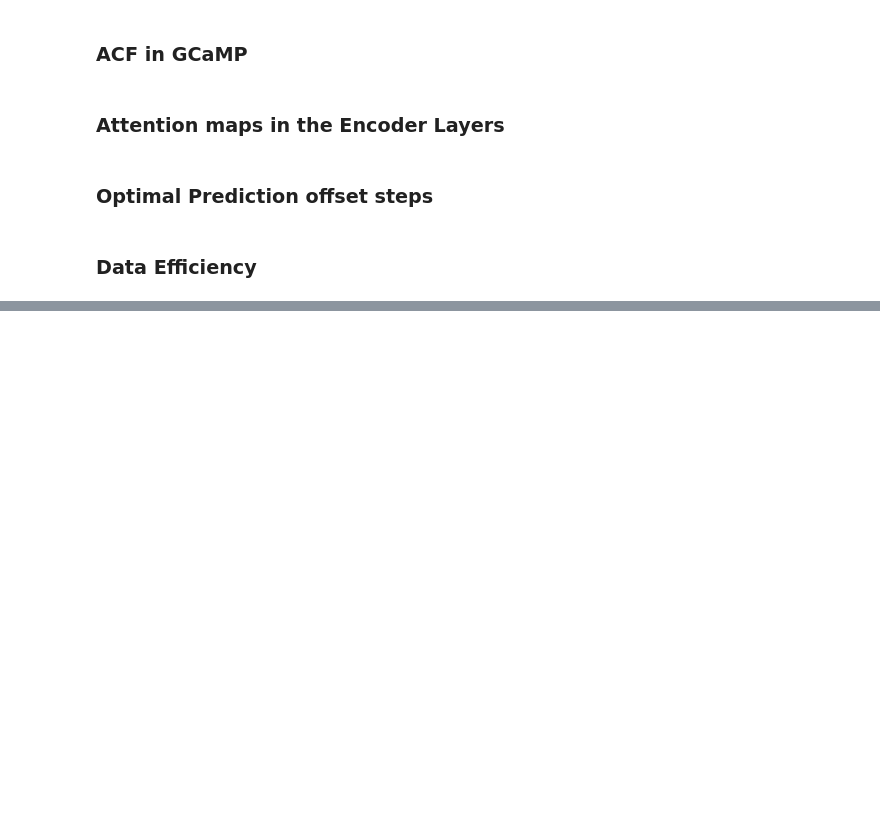
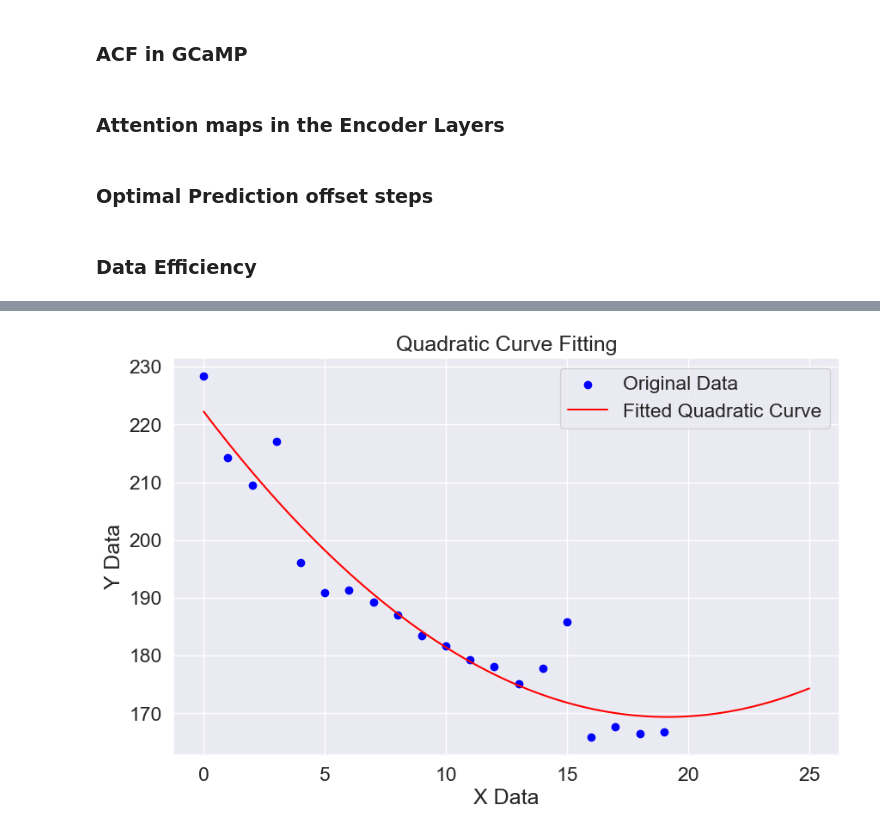
Before and after one commit to cngzlsh/approx_brain, a Jupyter notebook: poster.ipynb, the cells around one changed output, grey strips where cells are left out. Drawn from its saved outputs; the diff is of its cells as text; code cells hidden in the pictures; blank space fills up the shorter version.

```diff
--- a/poster.ipynb
+++ b/poster.ipynb
@@ -1156,0 +1248,36 @@ plt.show()
+# %%
+import numpy as np
+import matplotlib.pyplot as plt
+
+# The provided data
+y_data = np.array([228.36025240384615, 214.21509134615386, 209.44737740384616, 217.1388341346154,
+                   196.07176682692307, 190.94765985576922, 191.42037860576923, 189.3363016826923,
+                   186.99302043269228, 183.4424266826923, 181.7485012019231, 179.24636778846155,
+                   178.16944230769232, 175.08142187500002, 177.7435540865385, 185.83584374999998,
+                   165.86741826923077, 167.6642920673077, 166.55420312500002, 166.78160697115382])
+x_data = np.arange(len(y_data))
+
+# Fit a quadratic curve (polynomial of degree 2)
+coefficients = np.polyfit(x_data, y_data, 2)
+
+# Generate a quadratic function using the fitted coefficients
+def quadratic_function(x):
+    a, b, c = coefficients
+    return a * x**2 + b * x + c
+
+# Generate y values from the fitted curve
+x_data_2 = np.linspace(0,25,100)
+fitted_y = quadratic_function(x_data_2)
+
+# Plotting
+plt.figure(figsize=(10, 6))
+plt.scatter(x_data, y_data, label='Original Data', color='blue')
+plt.plot(x_data_2, fitted_y, label='Fitted Quadratic Curve', color='red')
+plt.title('Quadratic Curve Fitting')
+plt.xlabel('X Data')
+plt.ylabel('Y Data')
+plt.legend()
+plt.grid(True)
+plt.show()
+# %% [output]
+[figure, added]
```
Also changed, not shown: parts of 14 cells of this notebook, 2 other files.
